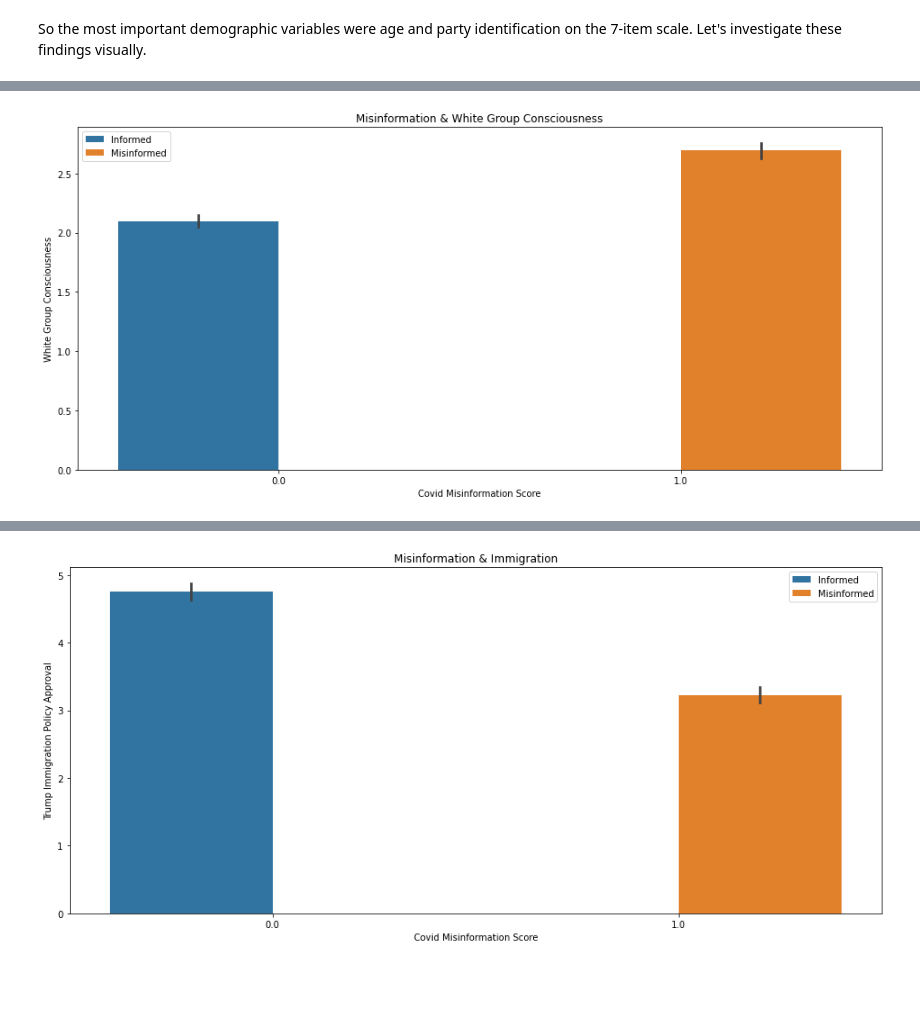
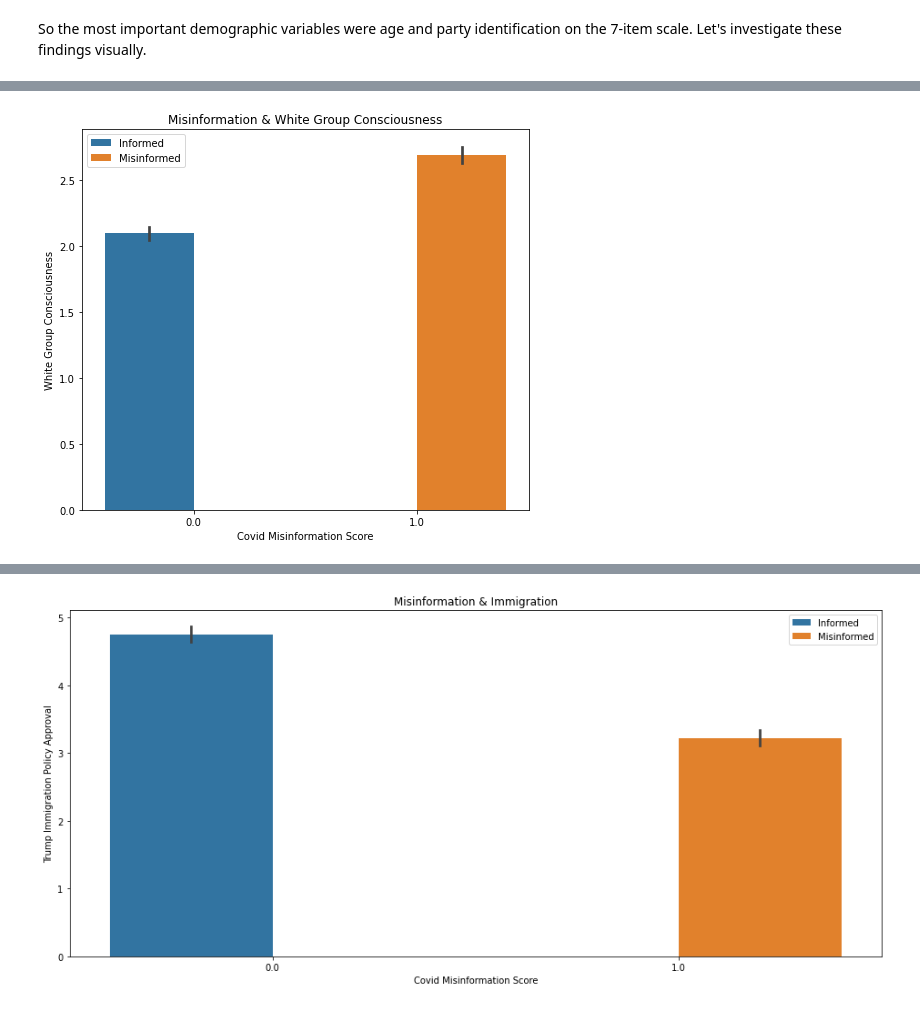
Before and after one commit to sarahadamsjack/Predicting-Misinformed-Views-About-COVID-19, a Jupyter notebook: main_notebook.ipynb, the cells around one changed output, grey strips where cells are left out. Cells and saved outputs as stored; diff of their text form; code cells hidden in the pictures; blank space fills up the shorter version.

```diff
--- a/main_notebook.ipynb
+++ b/main_notebook.ipynb
@@ -1078,13 +1074,14 @@ plt.show()
 # %%
 #white job
-plt.figure(figsize=(16,7))
+plt.figure(figsize=(8,7))
 ax = sns.barplot(x = 'covid_mis_score', y = 'whitejob',
               data = data_clean,
               hue = 'covid_mis_score')
 ax.set(xlabel='Covid Misinformation Score', ylabel='White Group Consciousness')
 plt.title("Misinformation & White Group Consciousness")
 hands, labs = ax.get_legend_handles_labels()
 plt.legend(handles=hands, labels=["Informed","Misinformed"])
 plt.show()
+#a line plot might show this relatiionship a bit better
 # %% [output]
-[figure, old version]
+[figure, new version]
```
Also changed, not shown: parts of 26 cells of this notebook.
